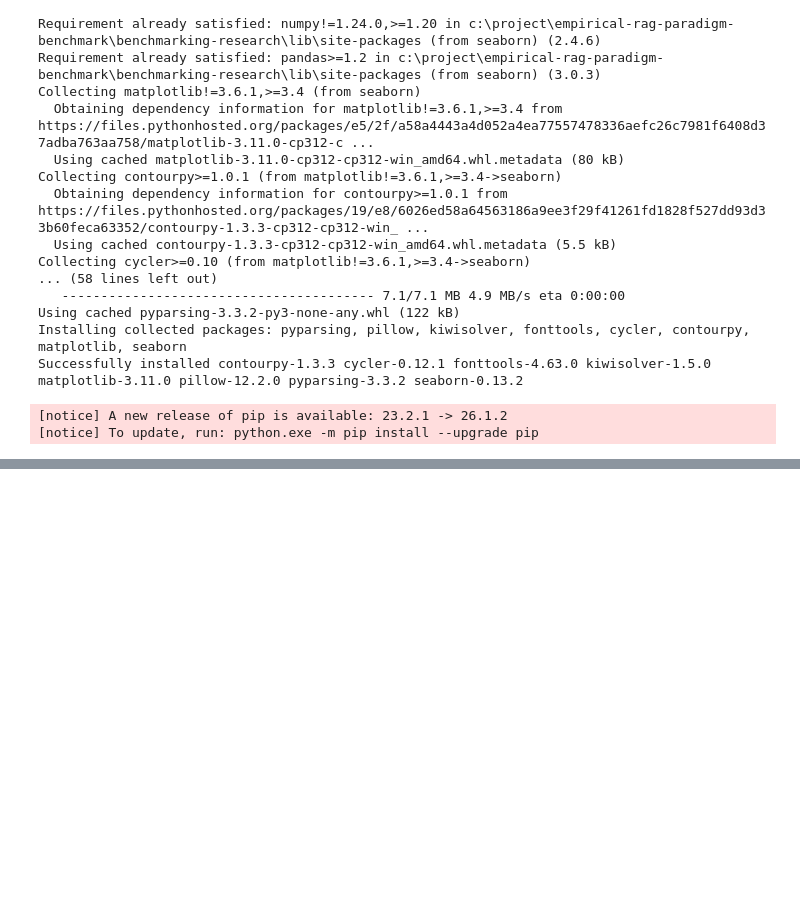
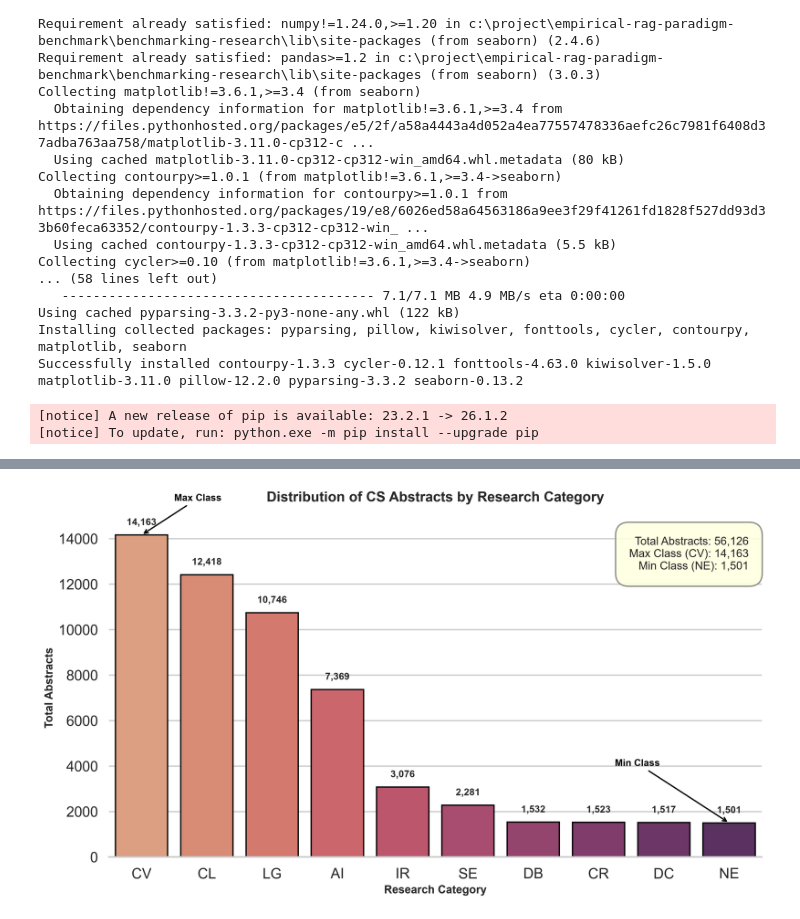
Before and after one commit to Sakhiur2022/empirical-rag-paradigm-benchmark, a Jupyter notebook: notebooks/data_collection_plot.ipynb, the cells around one changed output, grey strips where cells are left out. Saved outputs shown, nothing was run; the diff lists cells and outputs as text; code cells hidden in the pictures; blank space fills up the shorter version.

```diff
--- a/notebooks/data_collection_plot.ipynb
+++ b/notebooks/data_collection_plot.ipynb
@@ -101,0 +90,91 @@ Passing `palette` without assigning `hue` is deprecated and will be removed in v
+# %%
+# 1. Data preparation
+data_sakhiur = {
+    "Category": ["AI", "LG", "DB", "IR", "SE"],
+    "Total Abstracts": [7369, 10746, 1532, 3076, 2281]
+}
+data_sadman = {
+    "Category": ["CL", "CR", "CV", "DC", "NE"],
+    "Total Abstracts": [12418, 1523, 14163, 1517, 1501]
+}
+data_combined = {
+    "Category": data_sakhiur["Category"] + data_sadman["Category"],
+    "Total Abstracts": data_sakhiur["Total Abstracts"] + data_sadman["Total Abstracts"]
+}
+df = pd.DataFrame(data_combined)
+
+# Sort values descending for a clean gradient look with the flare palette
+df = df.sort_values("Total Abstracts", ascending=False).reset_index(drop=True)
+
+# 2. Calculate statistics
+total_samples = df["Total Abstracts"].sum()
+max_count = df["Total Abstracts"].max()
+min_count = df["Total Abstracts"].min()
+max_cat = df.loc[df["Total Abstracts"].idxmax(), "Category"]
+min_cat = df.loc[df["Total Abstracts"].idxmin(), "Category"]
+
+# 3. Plotting
+sns.set_theme(style="whitegrid", context="talk")
+fig, ax = plt.subplots(figsize=(12, 7), dpi=300)
+
+# Use flare palette (no custom colors)
+palette = sns.color_palette("flare", len(df))
+
+ax = sns.barplot(
+    data=df,
+    x="Category",
+    y="Total Abstracts",
+    palette=palette,
+    linewidth=1.5,
+    edgecolor='black',
+    ax=ax
+)
+
+# 4. Annotate each bar with its count
+for p in ax.patches:
+    ax.annotate(
+        f'{int(p.get_height()):,}',
+        (p.get_x() + p.get_width() / 2., p.get_height()),
+        ha='center',
+        va='bottom',
+        fontsize=11,
+        fontweight='bold',
+        xytext=(0, 9),
+        textcoords='offset points'
+    )
+
+# 5. Title and labels
+ax.set_title("Distribution of CS Abstracts by Research Category", fontsize=16, weight='bold', pad=20)
+ax.set_xlabel("Research Category", fontsize=13, fontweight='bold')
+ax.set_ylabel("Total Abstracts", fontsize=13, fontweight='bold')
+
+# 6. Annotation box with key statistics (top right)
+stats_text = (f'Total Abstracts: {total_samples:,}\n'
+              f'Max Class ({max_cat}): {max_count:,}\n'
+              f'Min Class ({min_cat}): {min_count:,}')
+props = dict(boxstyle='round,pad=1.2', facecolor='lightyellow', alpha=0.9, edgecolor='gray')
+ax.text(0.98, 0.95, stats_text, transform=ax.transAxes, fontsize=13,
+        verticalalignment='top', horizontalalignment='right', bbox=props)
+
+# 7. Annotate max and min classes with arrows
+max_x = df["Category"].tolist().index(max_cat)
+min_x = df["Category"].tolist().index(min_cat)
+
+# Arrow for Max Class
+ax.annotate('Max Class', xy=(max_x, max_count), xytext=(max_x+.5, max_count + 1500),
+            arrowprops=dict(arrowstyle='->', color='black', lw=1.5),
+            fontsize=11, color='black', fontweight='bold')
+
+# Arrow for Min Class
+ax.annotate('Min Class', xy=(min_x, min_count), xytext=(min_x - 1.75, min_count + 2500),
+            arrowprops=dict(arrowstyle='->', color='black', lw=1.5),
+            fontsize=11, color='black', fontweight='bold')
+
+# 8. Adjust layout and save
+sns.despine(left=True, bottom=False) # Kept bottom axis for category readability
+plt.tight_layout()
+
+# Save for paper / report
+plt.savefig("cs_abstract_distribution_combined.png", dpi=300, bbox_inches="tight")
+plt.show()
+# %% [output]
@@ -101,0 +184 @@ Passing `palette` without assigning `hue` is deprecated and will be removed in v
+[figure, added]
```
Also changed, not shown: parts of 2 cells of this notebook, 1 other file.
